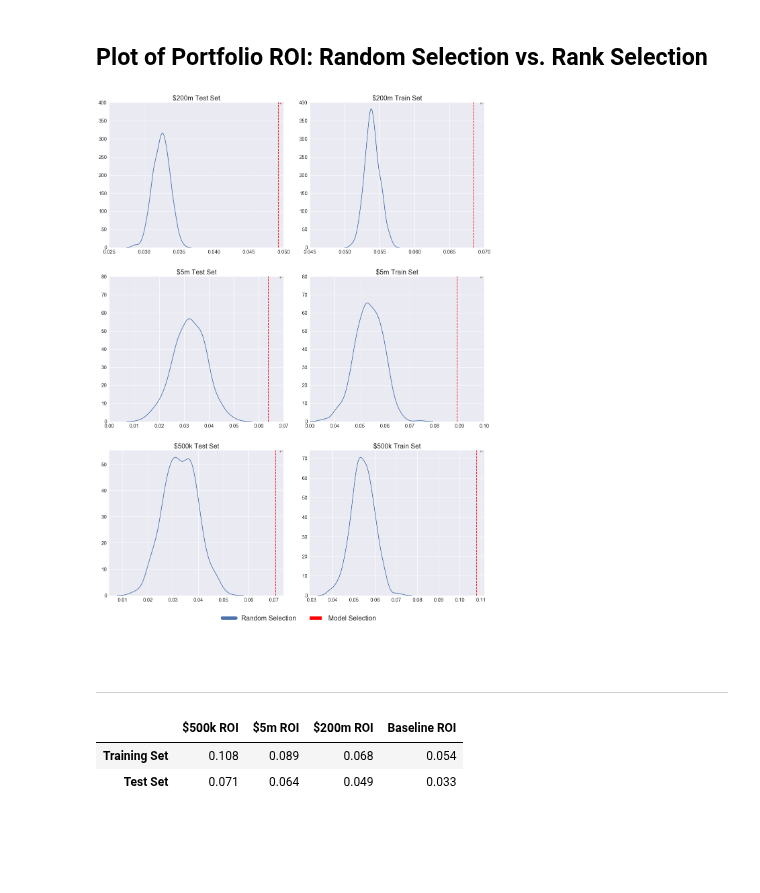
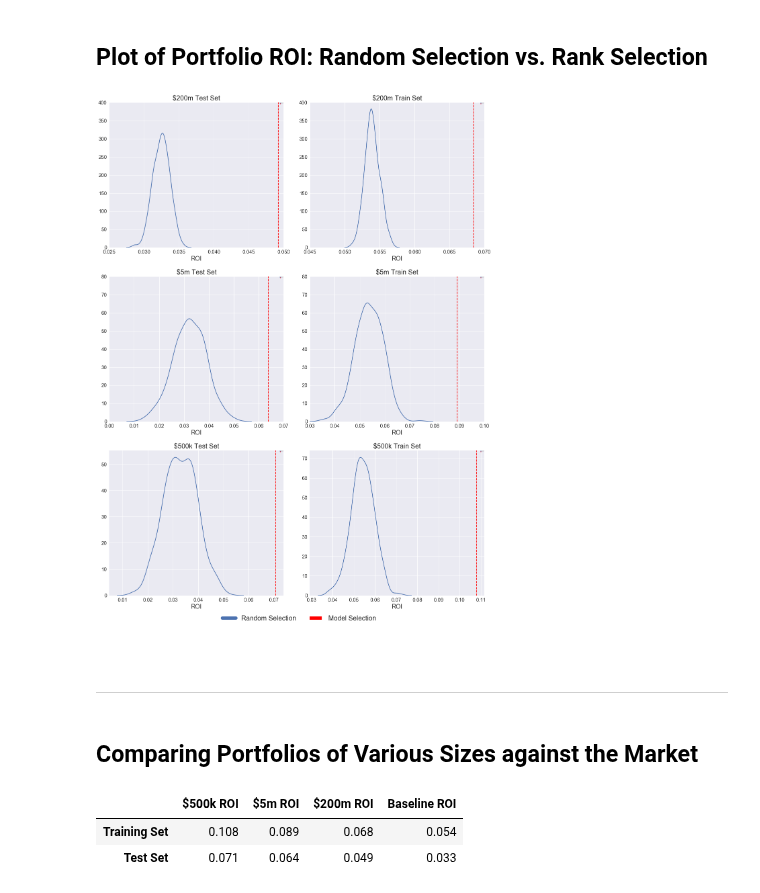
Before and after one commit to bhavenp/209A-FinalProject, a Jupyter notebook: hugo/ROI_website_sheet.ipynb, the cells around one changed output. Cells and saved outputs as stored; diff of their text form; code cells hidden in the pictures; blank space fills up the shorter version.

```diff
--- a/hugo/ROI_website_sheet.ipynb
+++ b/hugo/ROI_website_sheet.ipynb
@@ -312,6 +323,8 @@ for n, curve in enumerate(curves):
     ax.tick_params(labelsize = 15)
     ax.set_title('{0}'.format(titles[n]), fontsize = 20)
     ax.set_ylim(0,0.07)
+    ax.set_xlabel('Rank Percentile', fontsize = 18)
+    ax.set_ylabel('ROI', fontsize = 18)
     #ax.legend(loc = 'best', fontsize = -1)
 
 handles, labels = ax.get_legend_handles_labels()
@@ -385,34 +398,35 @@ titles = ['$200m Test Set', '$200m Train Set',
           '$5m Test Set', '$5m Train Set',
           '$500k Test Set', '$500k Train Set']
 
 for n, model in enumerate(models):
     ax = plt.subplot(3,2, n+1)
     sns.kdeplot(random_performances[n], label = 'Random Selection')
     plt.axvline(np.sum(model.Real_ROI)/np.sum(model.amnt),
                 color = 'r', linestyle = '--', label = 'Model Selection')
     ax.tick_params(labelsize = 15)
     ax.set_title('{0}'.format(titles[n]), fontsize = 20)
     if n < 1:
         ax.set_xlim(0.025, 0.05)
         ax.set_ylim(0, 400)
     elif n<2 and n>0:
         ax.set_xlim(0.045, 0.07)
         ax.set_ylim(0, 400)
     if n<3 and n>1:
         ax.set_xlim(0, 0.07)
         ax.set_ylim(0, 80)
     elif n<4 and n>2:
         ax.set_xlim(0.03, 0.1)
         ax.set_ylim(0, 80)
     ax.legend(fontsize = 0)
+    ax.set_xlabel('ROI', fontsize = 18)
 
 handles, labels = ax.get_legend_handles_labels()
 handles = [copy.copy(ha) for ha in handles ]
 [ha.set_linewidth(10) for ha in handles ]
 fig.legend(handles, labels, loc='lower center', ncol = 2, fontsize = 20, bbox_to_anchor = (0.42, 0.037))
 plt.show()
 # %% [output]
-[figure, old version]
+[figure, new version]
 # %% [markdown]
 <hr>
 # %%
@@ -441,6 +455,8 @@ large_scores = [np.sum(subset_test.Real_ROI)/np.sum(subset_test.amnt),
 baseline_scores = [np.sum(Logreg_test.Real_ROI)/np.sum(Logreg_test.amnt),
                    np.sum(Logreg_train.Real_ROI)/np.sum(Logreg_train.amnt)]
 list_of_model_names = ['Test Set', 'Training Set']
+# %% [markdown]
+## Comparing Portfolios of Various Sizes against the Market
 # %%
 display_model_results = pd.DataFrame(
     {'$500k ROI' : super_small_scores,
```
Also changed, not shown: parts of 7 cells of this notebook.
